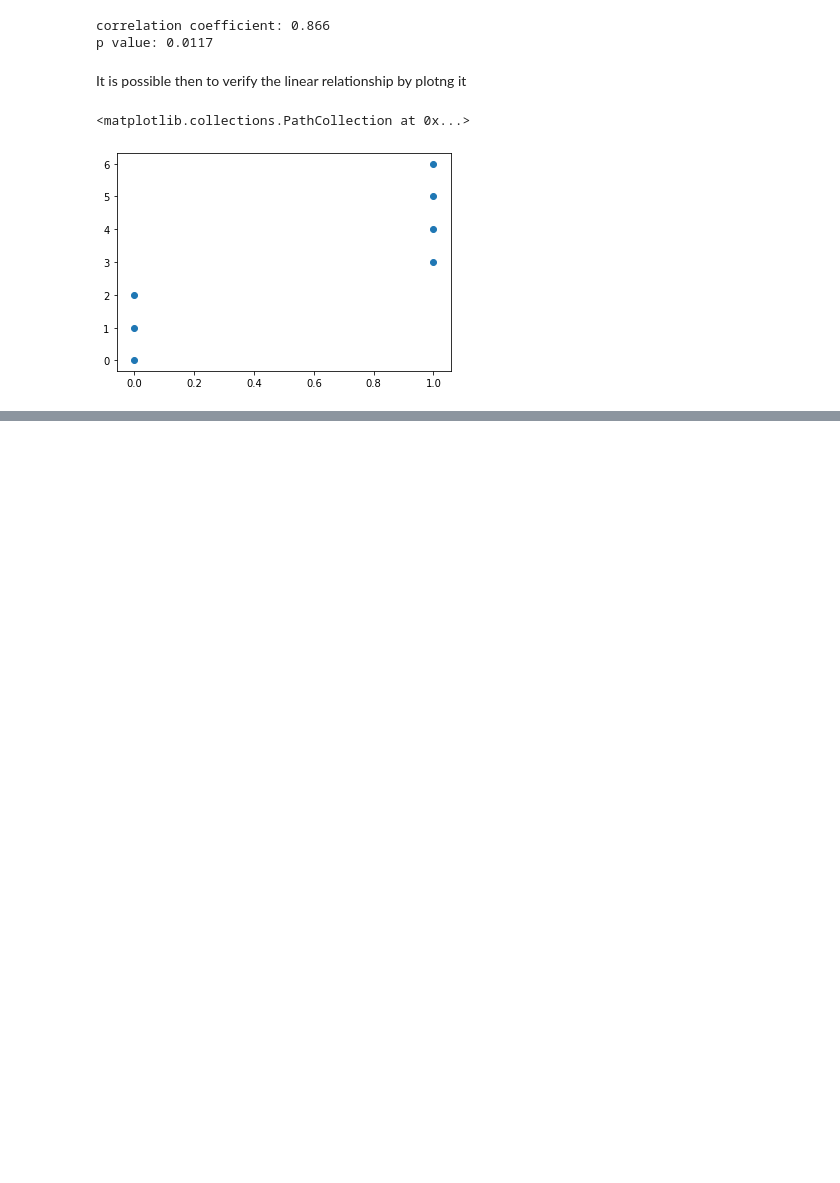
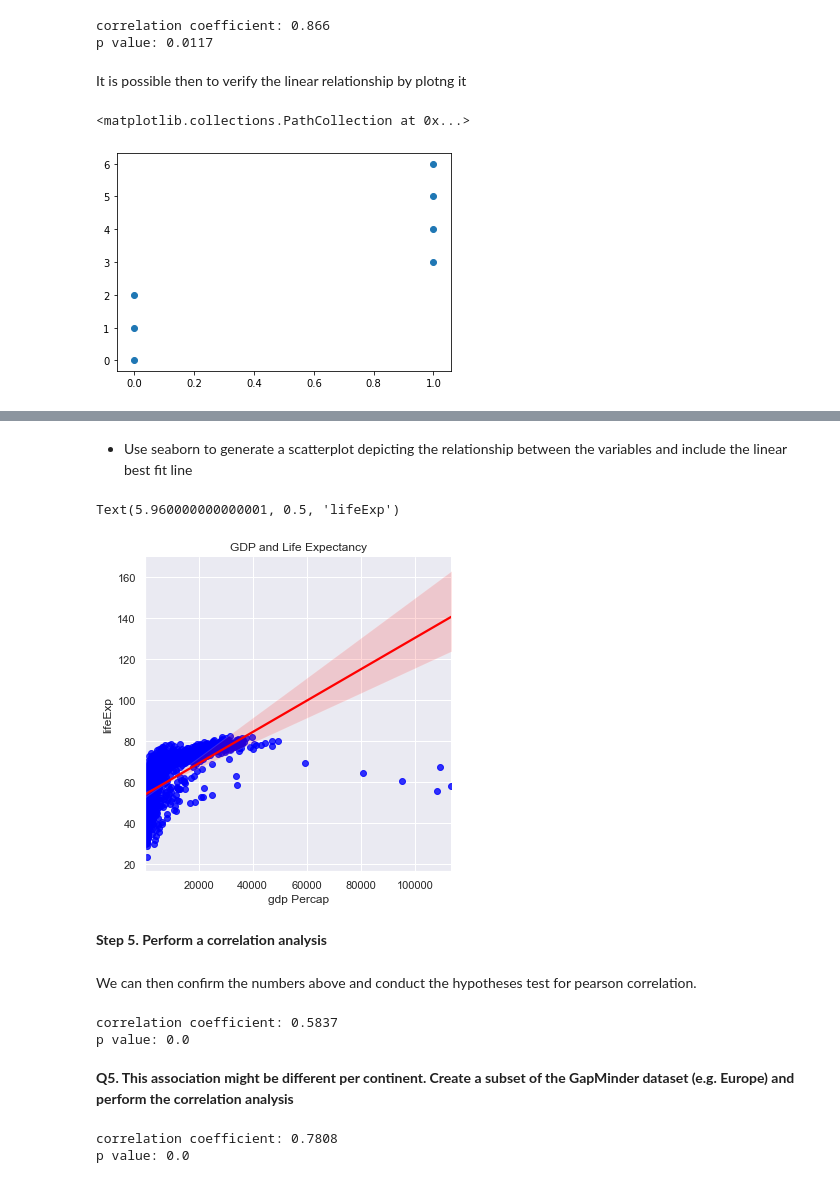
Before and after one commit to MaastrichtU-IDS/global-studies, a Jupyter notebook: semester2/notebooks/3.2-NHST-advanced-with-python.ipynb, the cells around one changed output, grey strips where cells are left out. Saved outputs shown, nothing was run; the diff lists cells and outputs as text; code cells hidden in the pictures; blank space fills up the shorter version.

```diff
--- a/semester2/notebooks/3.2-NHST-advanced-with-python.ipynb
+++ b/semester2/notebooks/3.2-NHST-advanced-with-python.ipynb
@@ -82,0 +164,44 @@ plt.scatter(X,Y)
+# %% [markdown]
++ Use seaborn to generate a scatterplot depicting the relationship between the variables and include the linear best fit line
+# %%
+lm=sns.lmplot(data=df,y='lifeExp',x='gdpPercap',
+              scatter_kws={"color": "blue"},
+              line_kws={"color": "red"})
+plt.title('GDP and Life Expectancy')
+# Set x-axis label
+plt.xlabel('gdp Percap')
+# Set y-axis label
+plt.ylabel('lifeExp')
+# %% [output]
+Text(5.960000000000001, 0.5, 'lifeExp')
+[figure, added]
+# %% [markdown]
+**Step 5. Perform a correlation analysis**
+# %% [markdown]
+We can then confirm the numbers above and conduct the hypotheses test for pearson correlation.
+# %%
+# perform a pearson correlation test
+X = df['gdpPercap']
+Y = df['lifeExp']
+rho, p_value = stats.pearsonr(X, Y)
+print(f'correlation coefficient: {round(rho,4)}')
+print(f'p value: {round(p_value,4)}')
+# %% [output]
+correlation coefficient: 0.5837
+p value: 0.0
+# %% [markdown]
+**Q5. This association might be different per continent. Create a subset of the GapMinder dataset (e.g. Europe) and perform the correlation analysis**
+# %%
+# solution
+df_europe = df.query('continent == "Europe"')
+# perform a pearson correlation test
+X = df_europe['gdpPercap']
+Y = df_europe['lifeExp']
+rho, p_value = stats.pearsonr(X, Y)
+print(f'correlation coefficient: {round(rho,4)}')
+print(f'p value: {round(p_value,4)}')
+
+# what about tp create a function that performs the correlation analysis per continent??
+# %% [output]
+correlation coefficient: 0.7808
+p value: 0.0
```
Also changed, not shown: parts of 40 cells of this notebook, 3 other files.
